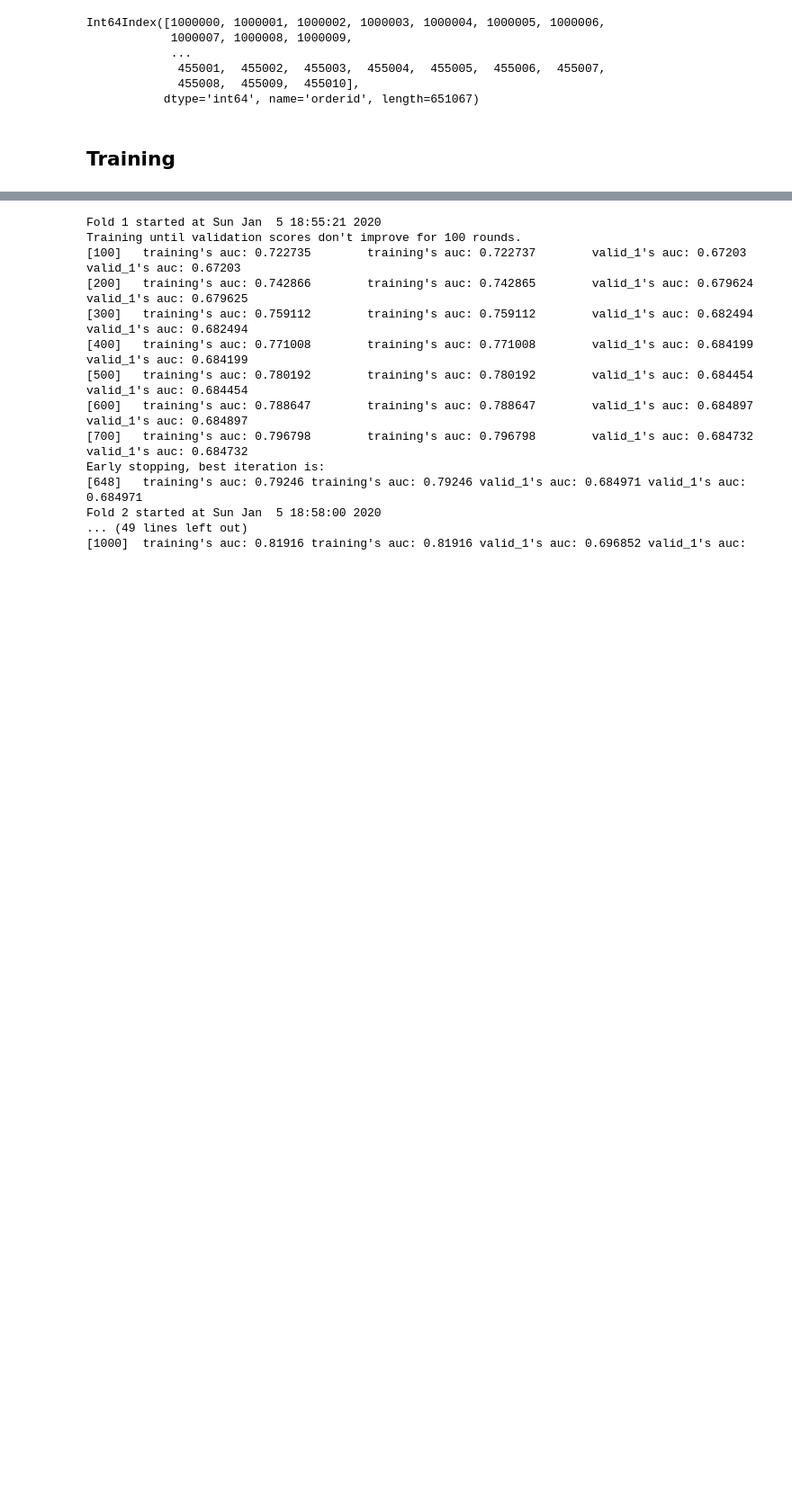
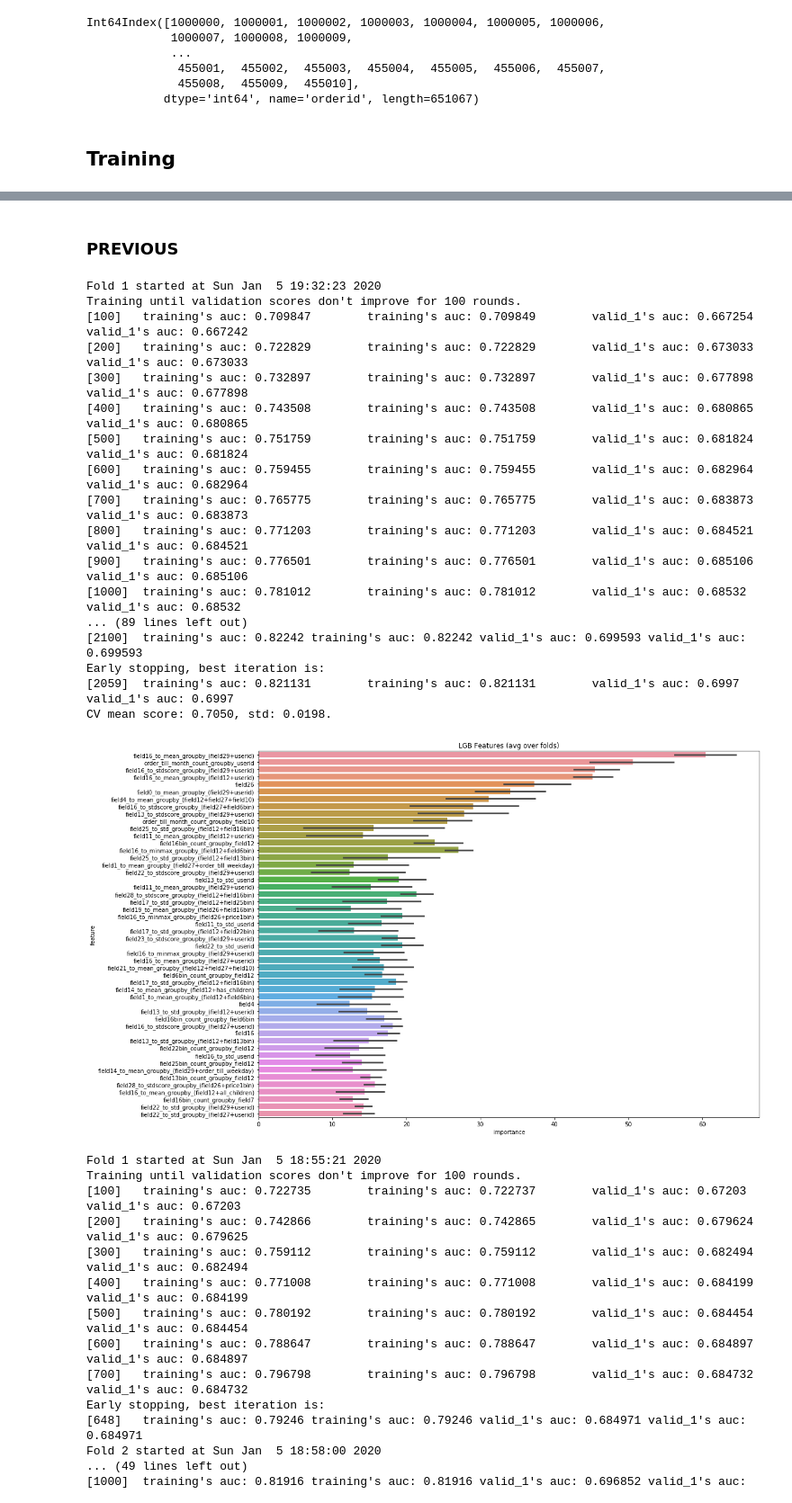
Before and after one commit to annabaydina/12trip, a Jupyter notebook: XX_Training.ipynb, the cells around one changed output, grey strips where cells are left out. Shown at 90% size. Saved outputs shown, nothing was run; the diff lists cells and outputs as text; code cells hidden in the pictures; blank space fills up the shorter version.

```diff
--- a/XX_Training.ipynb
+++ b/XX_Training.ipynb
@@ -56,3 +189,37 @@ gc.collect()
+# %% [markdown]
+### PREVIOUS
+# %%
+result_dict = train_model_classification_vb( X=X,
+                                             X_test=test,
+                                             columns=train_features,
+                                             y=y,
+                                             params=params, folds=folds,
+                                             model_type=train_options['model_type'],
+                                             plot_feature_importance=True,
+                                             verbose=100, early_stopping_rounds=train_options['early_stopping_rounds'],
+                                             n_estimators=train_options['n_estimators'],
+                                             averaging=train_options['averaging'],
+                                             groups=X['userid'],
+                                             n_jobs=-1)
+# %% [output]
+Fold 1 started at Sun Jan  5 19:32:23 2020
+Training until validation scores don't improve for 100 rounds.
+[100]   training's auc: 0.709847        training's auc: 0.709849        valid_1's auc: 0.667254 valid_1's auc: 0.667242
+[200]   training's auc: 0.722829        training's auc: 0.722829        valid_1's auc: 0.673033 valid_1's auc: 0.673033
+[300]   training's auc: 0.732897        training's auc: 0.732897        valid_1's auc: 0.677898 valid_1's auc: 0.677898
+[400]   training's auc: 0.743508        training's auc: 0.743508        valid_1's auc: 0.680865 valid_1's auc: 0.680865
+[500]   training's auc: 0.751759        training's auc: 0.751759        valid_1's auc: 0.681824 valid_1's auc: 0.681824
+[600]   training's auc: 0.759455        training's auc: 0.759455        valid_1's auc: 0.682964 valid_1's auc: 0.682964
+[700]   training's auc: 0.765775        training's auc: 0.765775        valid_1's auc: 0.683873 valid_1's auc: 0.683873
+[800]   training's auc: 0.771203        training's auc: 0.771203        valid_1's auc: 0.684521 valid_1's auc: 0.684521
+[900]   training's auc: 0.776501        training's auc: 0.776501        valid_1's auc: 0.685106 valid_1's auc: 0.685106
+[1000]  training's auc: 0.781012        training's auc: 0.781012        valid_1's auc: 0.68532  valid_1's auc: 0.68532
+... (89 lines left out)
+[2100]  training's auc: 0.82242 training's auc: 0.82242 valid_1's auc: 0.699593 valid_1's auc: 0.699593
+Early stopping, best iteration is:
+[2059]  training's auc: 0.821131        training's auc: 0.821131        valid_1's auc: 0.6997   valid_1's auc: 0.6997
+CV mean score: 0.7050, std: 0.0198.
+[figure, added]
 # %%
 from sklearn.model_selection import GroupKFold, KFold
 
```
Also changed, not shown: parts of 9 cells of this notebook.
